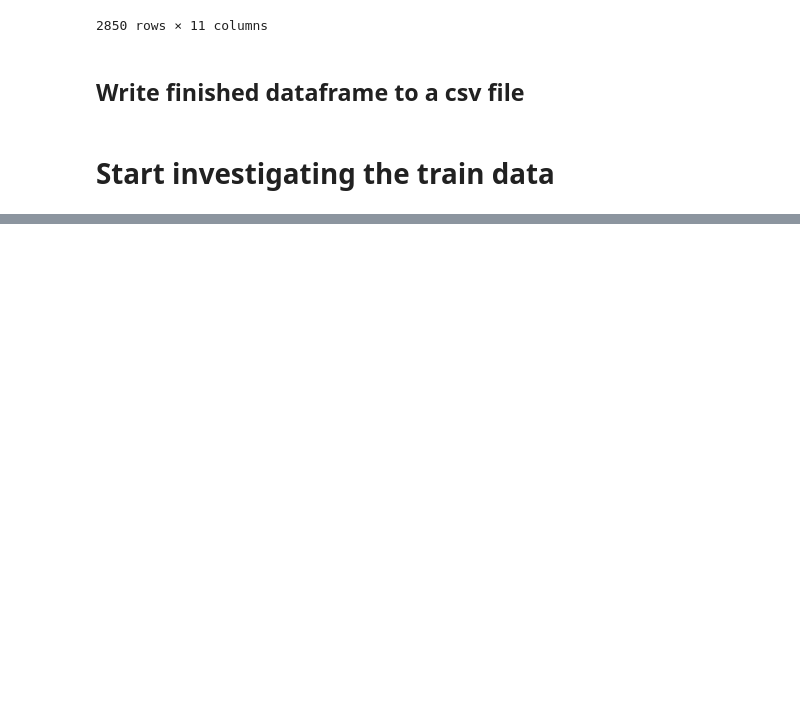
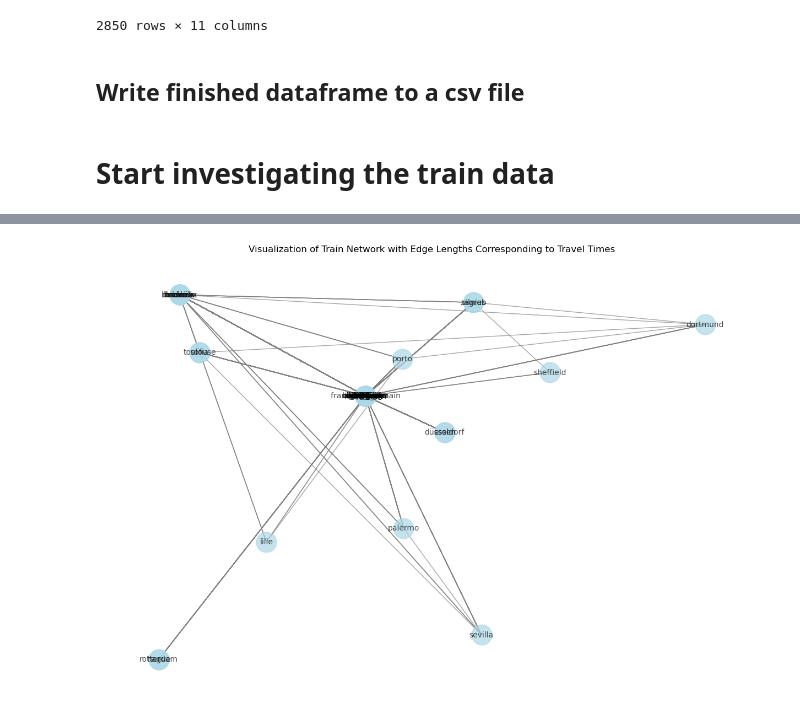
Before and after one commit to Niledough/DOPP_Exercise_2, a Jupyter notebook: dopp-air-and-rail.ipynb, the cells around one changed output, grey strips where cells are left out. Saved outputs shown, nothing was run; the diff lists cells and outputs as text; code cells hidden in the pictures; blank space fills up the shorter version.

```diff
--- a/dopp-air-and-rail.ipynb
+++ b/dopp-air-and-rail.ipynb
@@ -1758,0 +2087,16 @@ memory usage: 245.1+ KB
+# %%
+print(geo_positions)
+print(list(airandrail_graph.nodes.data('genova')))
+
+
+# Define the projection (EPSG:4326 is WGS84 for lat/lon, EPSG:3857 is Web Mercator)
+wgs84 = Proj('epsg:4326')  # Input coordinates (longitude, latitude)
+mercator = Proj('epsg:3857')  # Output projection (2D Cartesian coordinates)
+
+# Transform the positions
+geo_positions_2d = {
+    city: transform(wgs84, mercator, pos[0], pos[1])  # pos[0] = longitude, pos[1] = latitude
+    for city, pos in geo_positions.items()
+}
+
+print(geo_positions_2d)
@@ -1758,0 +2107,26 @@ memory usage: 245.1+ KB
+# %%
+
+
+# Create a layout based on weights (travel times)
+
+#pos = nx.spring_layout(train_graph, weight='weight', seed=45)  # Use weights to influence layout
+
+
+
+# Draw the graph
+
+plt.figure(figsize=(12, 8))
+
+nx.draw(
+
+    airandrail_graph, pos = geo_positions_2d, with_labels=True, node_size=700, node_color='lightblue',
+
+    font_size=10, edge_color='gray', alpha=0.7
+
+)
+
+plt.title("Visualization of Train Network with Edge Lengths Corresponding to Travel Times")
+
+plt.show()
+# %% [output]
+[figure, added]
```
Also changed, not shown: parts of 49 cells of this notebook.
